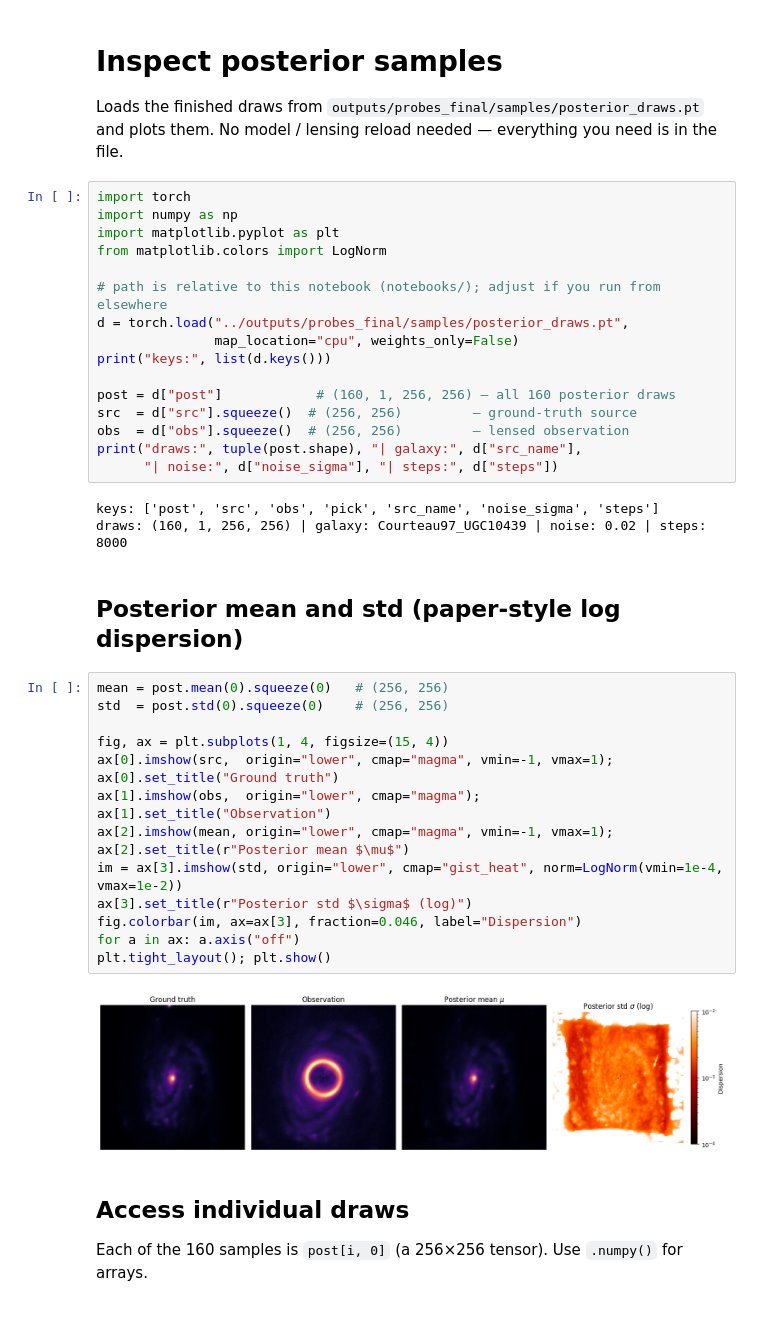
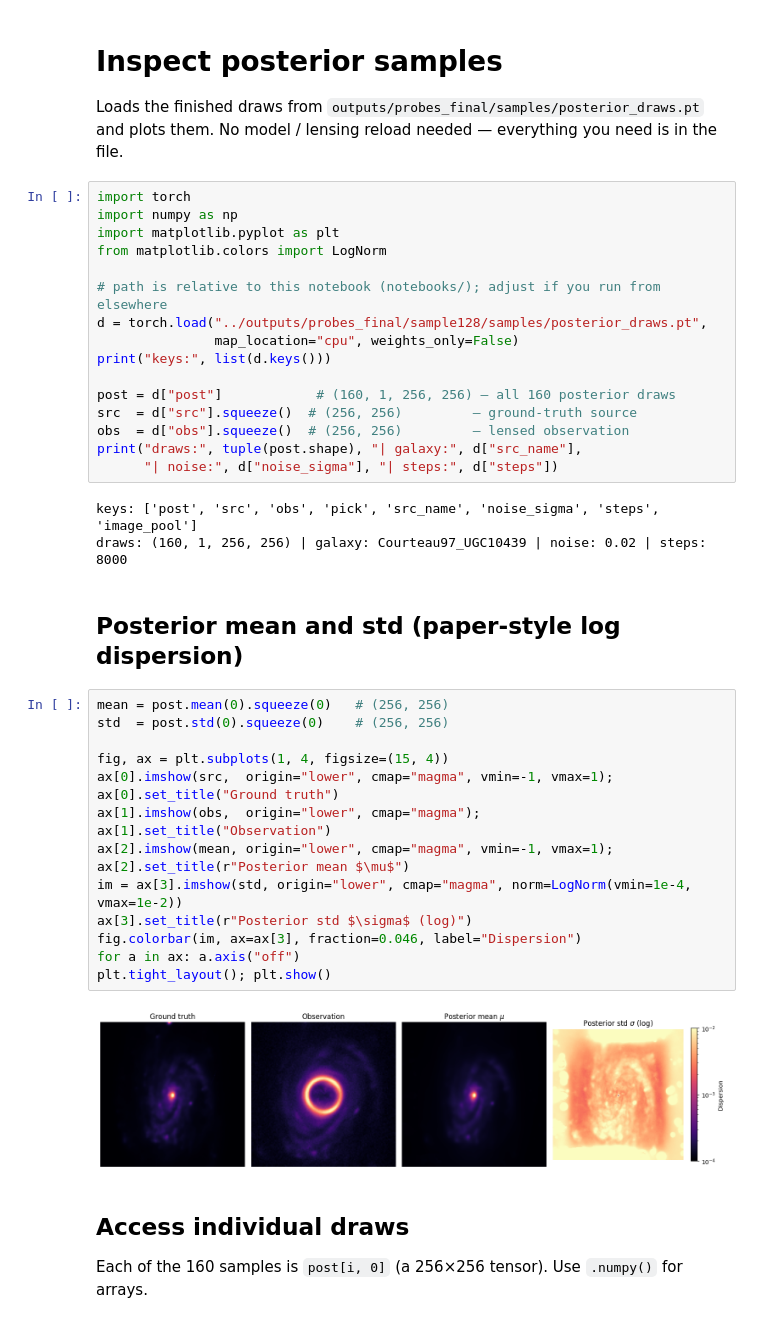
Before and after one commit to Derrickdc02/DIS-Project-Lensed-Galaxy, a Jupyter notebook: notebooks/inspect_samples.ipynb, the cells around one changed output. Saved outputs shown, nothing was run; the diff lists cells and outputs as text.

```diff
--- a/notebooks/inspect_samples.ipynb
+++ b/notebooks/inspect_samples.ipynb
@@ -10,7 +10,7 @@ import matplotlib.pyplot as plt
 from matplotlib.colors import LogNorm
 
 # path is relative to this notebook (notebooks/); adjust if you run from elsewhere
-d = torch.load("../outputs/probes_final/samples/posterior_draws.pt",
+d = torch.load("../outputs/probes_final/sample128/samples/posterior_draws.pt",
                map_location="cpu", weights_only=False)
 print("keys:", list(d.keys()))
 
@@ -20,25 +20,25 @@ obs  = d["obs"].squeeze()  # (256, 256)         — lensed observation
 print("draws:", tuple(post.shape), "| galaxy:", d["src_name"],
       "| noise:", d["noise_sigma"], "| steps:", d["steps"])
 # %% [output]
-keys: ['post', 'src', 'obs', 'pick', 'src_name', 'noise_sigma', 'steps']
+keys: ['post', 'src', 'obs', 'pick', 'src_name', 'noise_sigma', 'steps', 'image_pool']
 draws: (160, 1, 256, 256) | galaxy: Courteau97_UGC10439 | noise: 0.02 | steps: 8000
 # %% [markdown]
 ## Posterior mean and std (paper-style log dispersion)
 # %%
 mean = post.mean(0).squeeze(0)   # (256, 256)
 std  = post.std(0).squeeze(0)    # (256, 256)
 
 fig, ax = plt.subplots(1, 4, figsize=(15, 4))
 ax[0].imshow(src,  origin="lower", cmap="magma", vmin=-1, vmax=1); ax[0].set_title("Ground truth")
 ax[1].imshow(obs,  origin="lower", cmap="magma");                  ax[1].set_title("Observation")
 ax[2].imshow(mean, origin="lower", cmap="magma", vmin=-1, vmax=1); ax[2].set_title(r"Posterior mean $\mu$")
-im = ax[3].imshow(std, origin="lower", cmap="gist_heat", norm=LogNorm(vmin=1e-4, vmax=1e-2))
+im = ax[3].imshow(std, origin="lower", cmap="magma", norm=LogNorm(vmin=1e-4, vmax=1e-2))
 ax[3].set_title(r"Posterior std $\sigma$ (log)")
 fig.colorbar(im, ax=ax[3], fraction=0.046, label="Dispersion")
 for a in ax: a.axis("off")
 plt.tight_layout(); plt.show()
 # %% [output]
-[figure, old version]
+[figure, new version]
 # %% [markdown]
 ## Access individual draws
 
```
Also changed, not shown: parts of 1 cell of this notebook, 2 other files.
